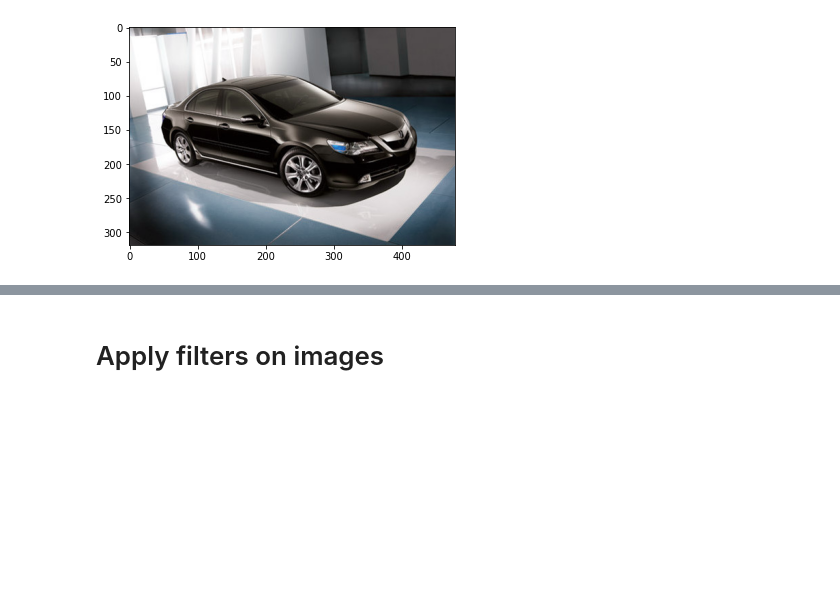
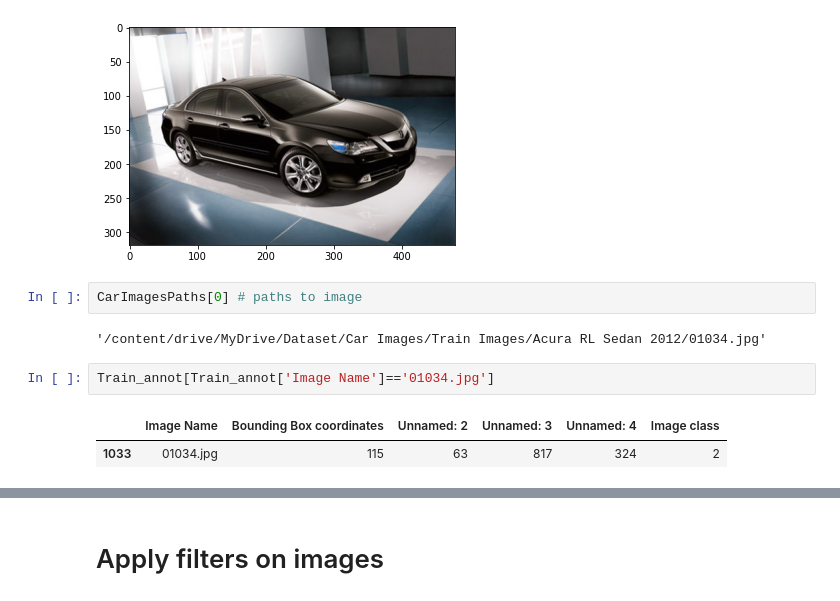
Before and after one commit to varunkr24/Capstone-Project, a Jupyter notebook: Capstone_Project.ipynb, the cells around one changed output, grey strips where cells are left out. Cells and saved outputs as stored; diff of their text form; blank space fills up the shorter version.

```diff
--- a/Capstone_Project.ipynb
+++ b/Capstone_Project.ipynb
@@ -177,3 +177,12 @@ Label:
 Acura RL Sedan 2012
 <matplotlib.image.AxesImage at 0x...>
 [figure]
+# %%
+CarImagesPaths[0] # paths to image
+# %% [output]
+'/content/drive/MyDrive/Dataset/Car Images/Train Images/Acura RL Sedan 2012/01034.jpg'
+# %%
+Train_annot[Train_annot['Image Name']=='01034.jpg']
+# %% [output]
+|  | Image Name | Bounding Box coordinates | Unnamed: 2 | Unnamed: 3 | Unnamed: 4 | Image class |
+| 1033 | 01034.jpg | 115 | 63 | 817 | 324 | 2 |
```
Also changed, not shown: parts of 2 cells of this notebook.
